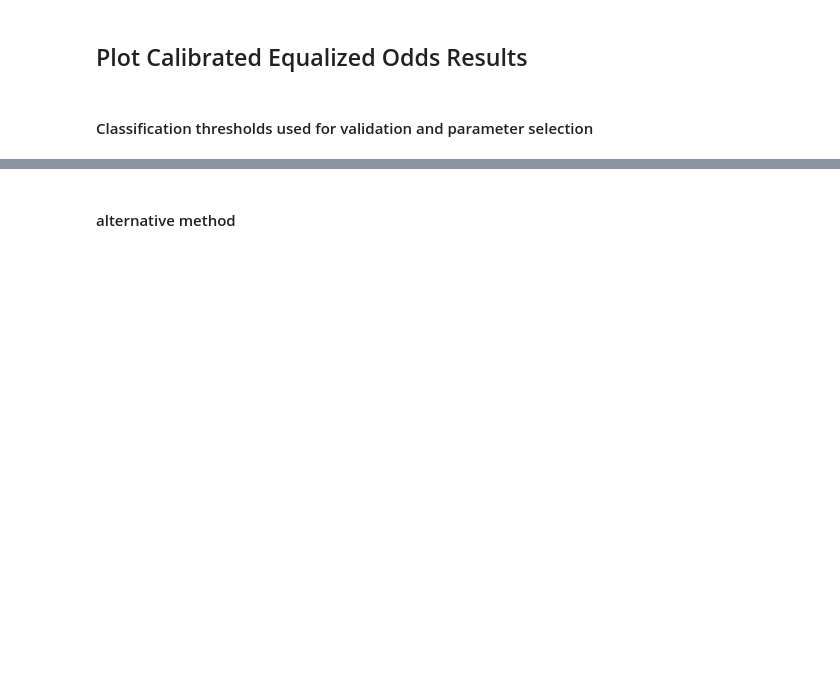
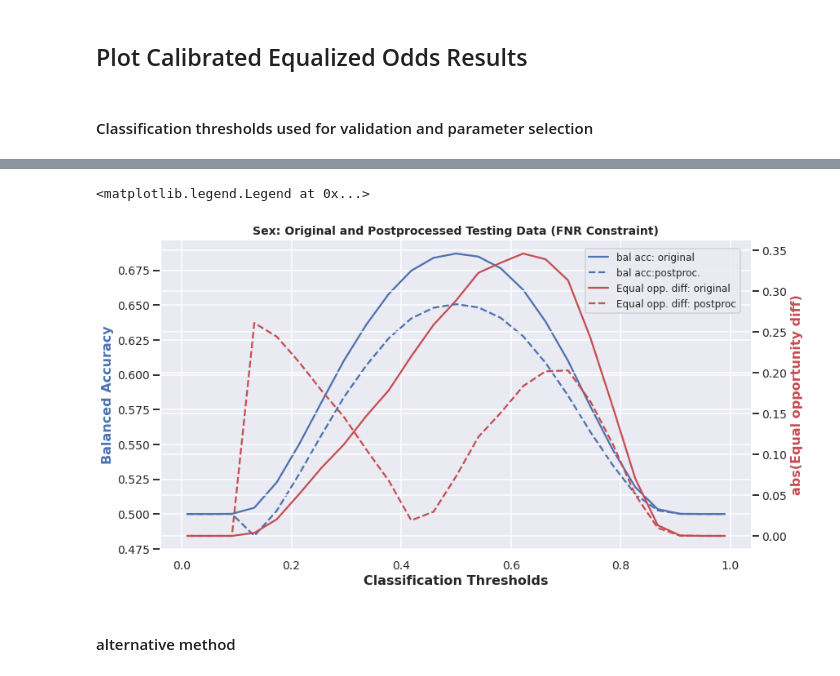
Before and after one commit to analiseb/UB-Masters-Thesis, a Jupyter notebook: MIT_postprocessing_mitigation--DL_methods.ipynb, the cells around one changed output, grey strips where cells are left out. Saved outputs shown, nothing was run; the diff lists cells and outputs as text; code cells hidden in the pictures; blank space fills up the shorter version.

```diff
--- a/MIT_postprocessing_mitigation--DL_methods.ipynb
+++ b/MIT_postprocessing_mitigation--DL_methods.ipynb
@@ -95,2 +99,25 @@ dataset_orig_valid3, dataset_orig_test3 = dataset3b.split([0.5], shuffle=True)
+# %%
+dataset_orig_train1_temp = undersample.fit_resample(dataset_orig_train1.features, dataset_orig_train1.labels)
+
+dataframe1 = pd.DataFrame(np.append(dataset_orig_train1_temp[0], values=np.expand_dims(dataset_orig_train1_temp[1], axis=1), axis=1), columns=X1.columns.to_list())
+dataset_orig_train1 = BinaryLabelDataset(df=dataframe1,
+                          label_names=['CVD'],
+                          protected_attribute_names=['sex-binary'])
+
+# race
+dataset_orig_train2_temp = undersample.fit_resample(dataset_orig_train2.features, dataset_orig_train2.labels)
+
+dataframe2 = pd.DataFrame(np.append(dataset_orig_train2_temp[0], values=np.expand_dims(dataset_orig_train2_temp[1], axis=1), axis=1), columns=X1.columns.to_list())
+dataset_orig_train2 = BinaryLabelDataset(df=dataframe2,
+                          label_names=['CVD'],
+                          protected_attribute_names=['race-binary'])
+
+# age
+dataset_orig_train1_temp = undersample.fit_resample(dataset_orig_train1.features, dataset_orig_train1.labels)
+
+dataframe3 = pd.DataFrame(np.append(dataset_orig_train3_temp[0], values=np.expand_dims(dataset_orig_train3_temp[1], axis=1), axis=1), columns=X1.columns.to_list())
+dataset_orig_train3 = BinaryLabelDataset(df=dataframe3,
+                          label_names=['CVD'],
+                          protected_attribute_names=['age-binary'])
 # %%
 # sex
@@ -433,29 +474,32 @@ fig.legend(["Balanced Acc. - Orig.", "Balanced Acc. - Postproc.",
 # %%
 bef_bal_acc_test = np.array(bef_bal_acc_test)
 bef_avg_odds_diff_test = np.array(bef_avg_odds_diff_test)
 
 aft_bal_acc_test = np.array(aft_bal_acc_test)
 aft_avg_odds_diff_test = np.array(aft_avg_odds_diff_test)
 
 fig, ax1 = plt.subplots(figsize=(13,7))
 ax1.plot(all_thresh, bef_bal_acc_test, color='b')
 ax1.plot(all_thresh, aft_bal_acc_test, color='b', linestyle='dashed')
-ax1.set_title('Original and Postprocessed testing data', fontsize=16, fontweight='bold')
+ax1.set_title('Sex: Original and Postprocessed Testing Data (FNR Constraint)', fontsize=14, fontweight='bold')
 ax1.set_xlabel('Classification Thresholds', fontsize=16, fontweight='bold')
 ax1.set_ylabel('Balanced Accuracy', color='b', fontsize=16, fontweight='bold')
 ax1.xaxis.set_tick_params(labelsize=14)
 ax1.yaxis.set_tick_params(labelsize=14)
 
 
 ax2 = ax1.twinx()
 ax2.plot(all_thresh, np.abs(bef_avg_odds_diff_test), color='r')
 ax2.plot(all_thresh, np.abs(aft_avg_odds_diff_test), color='r', linestyle='dashed')
 ax2.set_ylabel('abs(Equal opportunity diff)', color='r', fontsize=16, fontweight='bold')
 ax2.yaxis.set_tick_params(labelsize=14)
 ax2.grid(True)
-fig.legend(["Balanced Acc. - Orig.", "Balanced Acc. - Postproc.",
-            "Equal opp. diff. - Orig.", "Equal opp. diff. - Postproc."],
-           fontsize=16)
+fig.legend(["bal acc: original", "bal acc:postproc.",
+             "Equal opp. diff: original","Equal opp. diff: postproc",],
+           fontsize=12, bbox_to_anchor=(0.85, 0.85))
+# %% [output]
+<matplotlib.legend.Legend at 0x...>
+[figure, added]
 # %% [markdown]
 #### alternative method
 # %%
```
Also changed, not shown: parts of 16 cells of this notebook.
